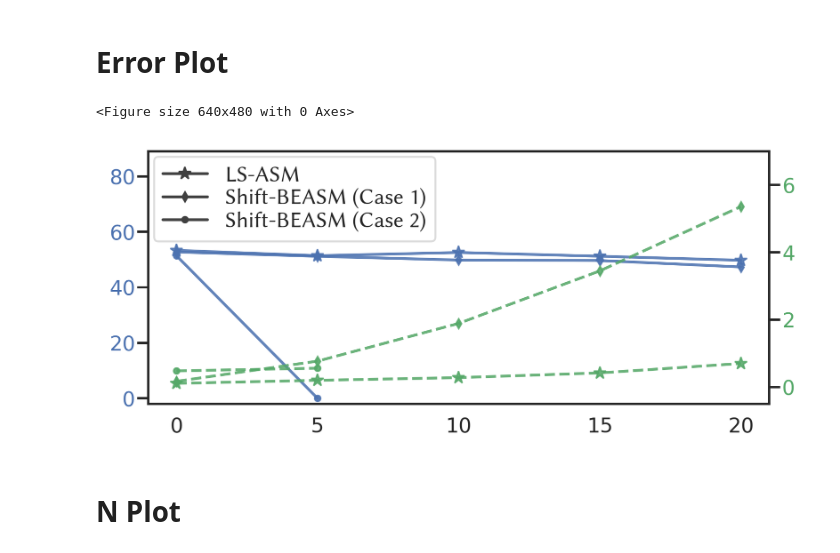
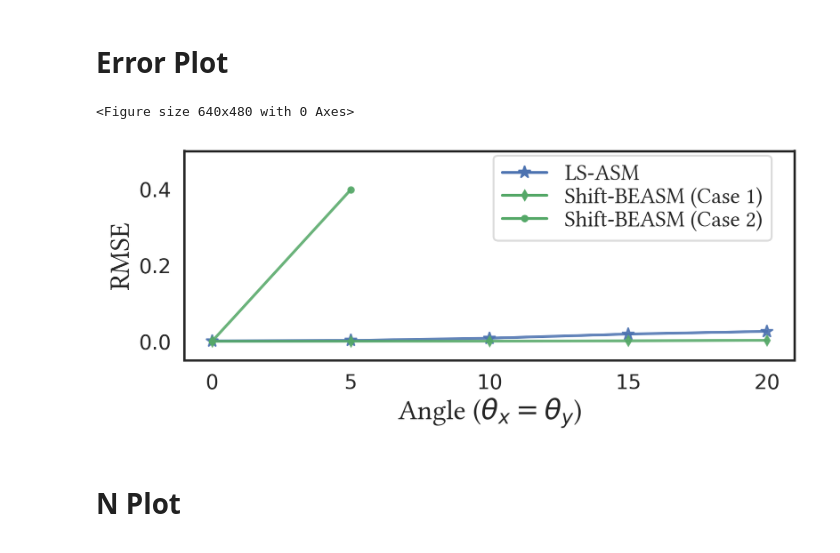
Before and after one commit to whywww/ASASM, a Jupyter notebook: figures.ipynb, the cells around one changed output. Drawn from its saved outputs; the diff is of its cells as text; code cells hidden in the pictures.

```diff
--- a/figures.ipynb
+++ b/figures.ipynb
@@ -9,7 +9,8 @@ import glob
 # %%
 from matplotlib.font_manager import FontProperties
 
-font_path = "../fonts/LinuxLibertine/LinBiolinum_Rah.ttf"
+# font_path = "../fonts/LinuxLibertine/LinBiolinum_Rah.ttf"
+font_path = "../fonts/LinuxLibertine/LinLibertine_R.ttf"
 font = FontProperties(fname=font_path)
 font.set_size(15)
 
@@ -65,12 +66,12 @@ from skimage.metrics import structural_similarity as ssim
 s = 1.5
 # first submission
 # t_ASASM = [0.06, 0.07, 0.08, 0.12, 0.15]
-t_BEASM1 = [0.17, 0.77, 1.89, 3.45, 5.36]
+# t_BEASM1 = [0.17, 0.77, 1.89, 3.45, 5.36]
 # t_BEASM2 = [0.24, 0.25]
 # revised
-t_ASASM = [0.11, 0.20, 0.28, 0.42, 0.70]
-# t_BEASM1 = [0.45, 1.04, 8.38, 8.51, 5.36]
-t_BEASM2 = [0.48, 0.56]
+t_ASASM = [0.07, 0.08, 0.10, 0.11, 0.13]
+t_BEASM1 = [0.13, 0.62, 1.59, 3.07, 4.62]
+t_BEASM2 = [0.28, 0.28]
 
 angles = [0, 5, 10, 15, 20]
 err_ASASM = []
@@ -82,15 +83,15 @@ for theta in angles:
     u_GT = np.load(glob.glob(f'RS/RS*-{theta}-*.npy')[0])
 
     u_ASASM = np.load(glob.glob(f'results-errplot2/ASASM*-{theta}-{s:.2f}.npy')[0])
-    err_ASASM.append(snr(u_ASASM, u_GT))
+    err_ASASM.append(rmse(u_ASASM, u_GT))
 
     if glob.glob(f'results-errplot2/BEASM*-{theta}-*.npy') != []:
         u_BEASM = np.load(glob.glob(f'results-errplot2/BEASM*-{theta}-*.npy')[0])
-        err_BEASM1.append(snr(u_BEASM, u_GT))
+        err_BEASM1.append(rmse(u_BEASM, u_GT))
 
     if glob.glob(f'results-errplot2/Case2/BEASM*-{theta}-{s:.3f}.npy') != []:
         u_BEASM = np.load(glob.glob(f'results-errplot2/Case2/BEASM*-{theta}-{s:.3f}.npy')[0])
-        err_BEASM2.append(snr(u_BEASM, u_GT))
+        err_BEASM2.append(rmse(u_BEASM, u_GT))
 
 
 err_ASASM1 = np.array(err_ASASM)
@@ -99,44 +100,46 @@ err_BEASM2 = np.array(err_BEASM2)
 # %%
 from matplotlib.ticker import FormatStrFormatter
 plt.clf()
 fig, ax1 = plt.subplots(1, 1, figsize=(5.5, 2.5), dpi=350)
 # ax1.yaxis.set_major_formatter(ticker.FormatStrFormatter('%.0e'))
 
 # SNR curve
 color1 = 'b'
 ax1.plot(angles, err_ASASM[:len(angles)], color=color1, alpha=0.87, marker='*', ms=7, markeredgewidth=0.8)
 ax1.plot(angles[:len(err_BEASM1)], err_BEASM1, color=color1, alpha=0.87, marker='d', ms=3.5)
 ax1.plot(angles[:len(err_BEASM2)], err_BEASM2, color=color1, alpha=0.87, marker='.')
-# plt.xlabel(fr'Angle ($\theta_x = \theta_y$)', fontproperties=font, labelpad=2)
-# ax1.set_ylabel(fr'SNR (dB)', fontproperties=font, color=color1, labelpad=2)
+plt.xlabel(fr'Angle ($\theta_x = \theta_y$)', fontproperties=font, labelpad=2)
+ax1.set_ylabel(fr'RMSE', fontproperties=font, color=color1, labelpad=2)
 ax1.tick_params(axis='y', labelcolor=color1)
-ax1.set_ylim(-2, 89)
+# ax1.set_ylim(-2, 89)
+# ax1.set_ylim(-0.05, 0.5)
 ax1.tick_params(axis='both', which='major', pad=1)
 plt.xticks(angles)
+# ax1.set_xlim(-1, 21)
 
 # Time
 color2 = 'g'
-ax2 = ax1.twinx()
-ax2.plot(angles, t_ASASM[:len(angles)], color=color2, linestyle='dashed', alpha=0.87, marker='*', ms=7, markeredgewidth=0.8)
-ax2.plot(angles[:len(err_BEASM1)], t_BEASM1[:len(angles)], color=color2, linestyle='dashed', alpha=0.87, marker='d', ms=3.5) #marker='x', markeredgewidth=1.2, ms=4
-ax2.plot(angles[:len(err_BEASM2)], t_BEASM2[:len(angles)], color=color2, linestyle='dashed', alpha=0.87, marker='.')
-ax2.tick_params(axis='y', labelcolor=color2)
+# ax2 = ax1.twinx()
+# ax2.plot(angles, t_ASASM[:len(angles)], color=color2, linestyle='dashed', alpha=0.87, marker='*', ms=7, markeredgewidth=0.8)
+# ax2.plot(angles[:len(err_BEASM1)], t_BEASM1[:len(angles)], color=color2, linestyle='dashed', alpha=0.87, marker='d', ms=3.5) #marker='x', markeredgewidth=1.2, ms=4
+# ax2.plot(angles[:len(err_BEASM2)], t_BEASM2[:len(angles)], color=color2, linestyle='dashed', alpha=0.87, marker='.')
+# ax2.tick_params(axis='y', labelcolor=color2)
 # ax2.set_ylabel(fr'Time (sec)', fontproperties=font, color=color2, labelpad=2)
-ax2.set_ylim(-.5, 7.)
-ax2.tick_params(axis='both', which='major', pad=1)
+# ax2.set_ylim(-.5, 7.)
+# ax2.tick_params(axis='both', which='major', pad=1)
 
 from matplotlib.lines import Line2D
-custom_lines = [Line2D([0], [0], color='0.25', lw=1.5, marker='*', ms=7, markeredgewidth=0.8),
-                Line2D([0], [0], color='0.25', lw=1.5, marker='d', ms=3.5),
-                Line2D([0], [0], color='0.25', lw=1.5, marker='.')]
+custom_lines = [Line2D([0], [0], lw=1.5, marker='*', ms=7, markeredgewidth=0.8, color=color1), #color='0.25',
+                Line2D([0], [0], lw=1.5, marker='d', ms=3.5, color=color2), # color='0.25',
+                Line2D([0], [0], lw=1.5, marker='.', color=color2)] # color='0.25',
 plt.legend(custom_lines, ['LS-ASM', 'Shift-BEASM (Case 1)', 'Shift-BEASM (Case 2)'],
-            prop=legend_font, loc='lower right', bbox_to_anchor=(0.48, 0.60), fancybox=True, framealpha=0.7, labelspacing = 0.1)
+            prop=legend_font, loc='lower right', bbox_to_anchor=(0.98, 0.52), fancybox=True, framealpha=0.7, labelspacing = 0.1)
 
 plt.margins(x=0, y=0)
 fig.tight_layout()
 # %% [output]
 <Figure size 640x480 with 0 Axes>
-[figure, old version]
+[figure, new version]
 # %% [markdown]
 # N Plot
 # %%
```
Also changed, not shown: parts of 7 cells of this notebook, 5 other files.
